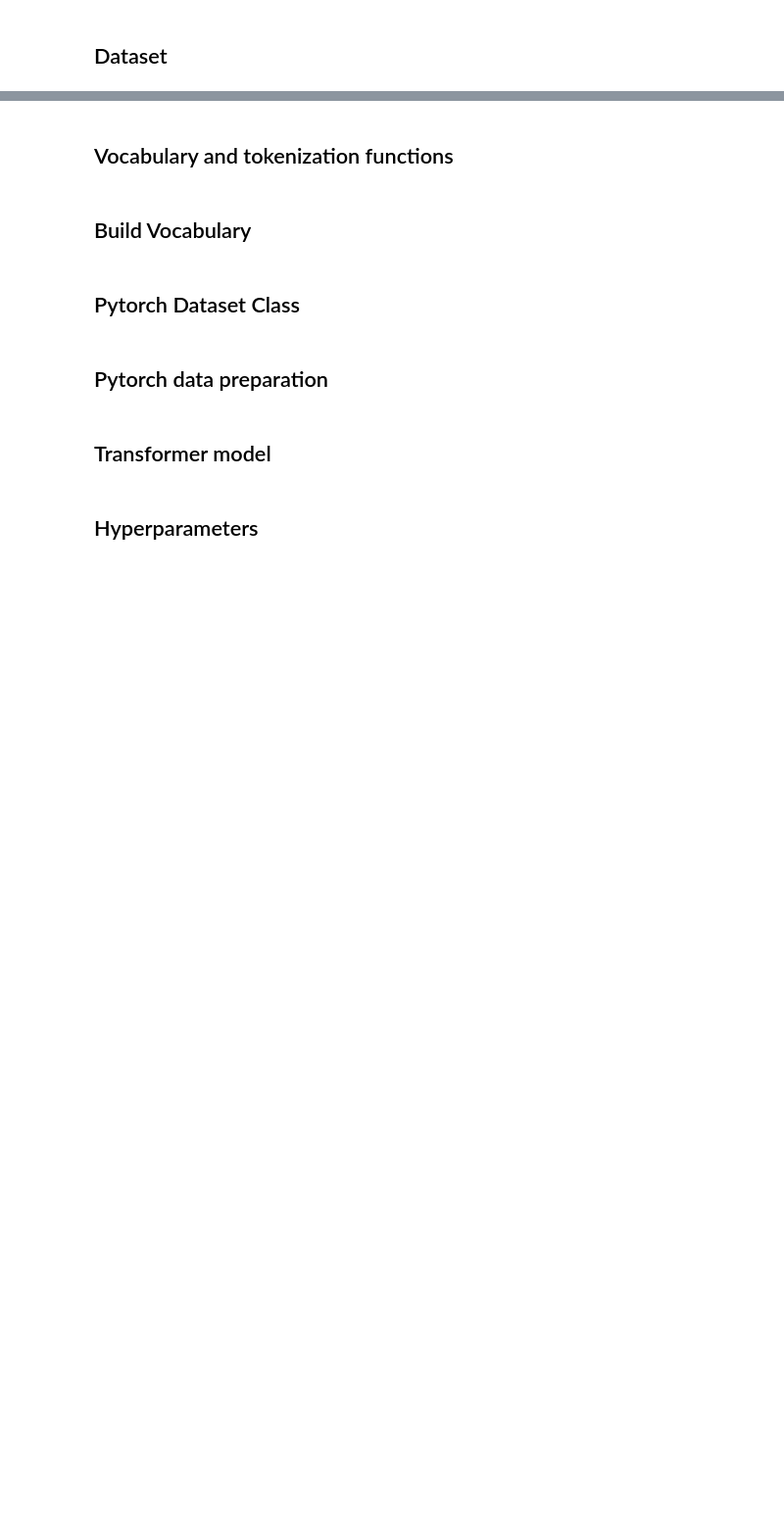
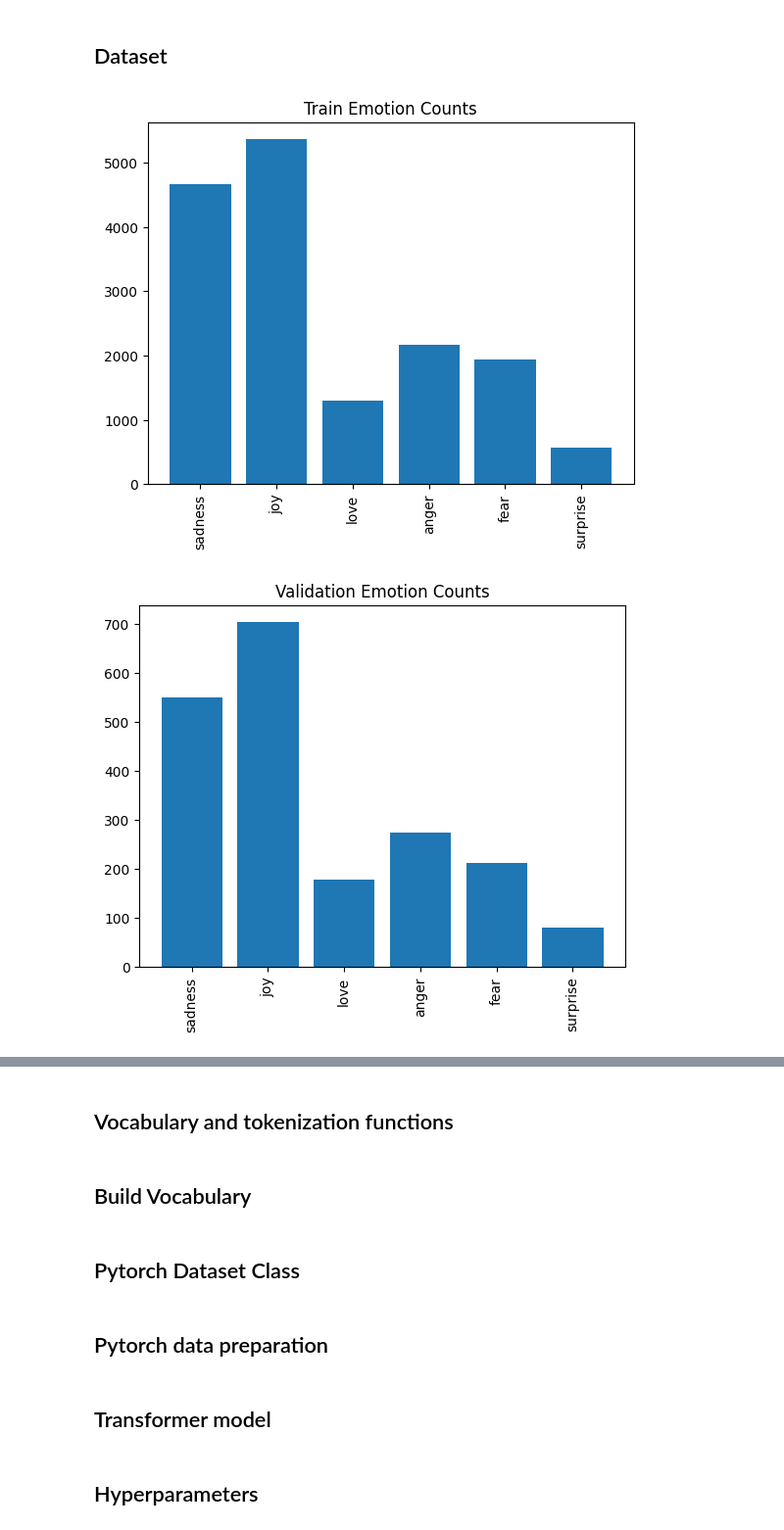
Before and after one commit to thomasjuin1/EmotionClassification, a Jupyter notebook: transformer_dair.ipynb, the cells around one changed output, grey strips where cells are left out. Shown at 98% size. Saved outputs shown, nothing was run; the diff lists cells and outputs as text; code cells hidden in the pictures; blank space fills up the shorter version.

```diff
--- a/transformer_dair.ipynb
+++ b/transformer_dair.ipynb
@@ -22,0 +63,39 @@ test_set = dataset["test"]
+# %%
+# function to get the number of examples of each emotion in the dataset
+def get_emotion_counts(dataset):
+    emotion_counts = {}
+    for example in dataset:
+        for emotion_index in example["labels"]:
+            emotion = INDEX_TO_EMOTION[emotion_index]
+            if emotion not in emotion_counts:
+                emotion_counts[emotion] = 0
+            emotion_counts[emotion] += 1
+    # sort the emotions in the same order as the __emotions list
+    emotion_counts = {emotion: emotion_counts[emotion] for emotion in __emotions}
+    return emotion_counts
+train_emotion_counts = get_emotion_counts(train_sset)
+val_emotion_counts = get_emotion_counts(val_sset)
+test_emotion_counts = get_emotion_counts(test_sset)
+
+import matplotlib.pyplot as plt
+
+def plot_emotion_counts(emotion_counts, title):
+    plt.bar(emotion_counts.keys(), emotion_counts.values())
+    plt.title(title)
+    plt.xticks(rotation=90)
+    plt.show()
+
+def plot_emotion_counts_as_percentages(emotion_counts, title):
+    total = sum(emotion_counts.values())
+    percentages = {emotion: count / total for emotion, count in emotion_counts.items()}
+    plt.bar(percentages.keys(), percentages.values())
+    plt.title(title)
+    plt.xticks(rotation=90)
+    plt.show()
+
+plot_emotion_counts(train_emotion_counts, "Train Emotion Counts")
+plot_emotion_counts(val_emotion_counts, "Validation Emotion Counts")
+plot_emotion_counts(test_emotion_counts, "Test Emotion Counts")
+# %% [output]
+[figure, added]
+[figure, added]
```
Also changed, not shown: parts of 9 cells of this notebook.
